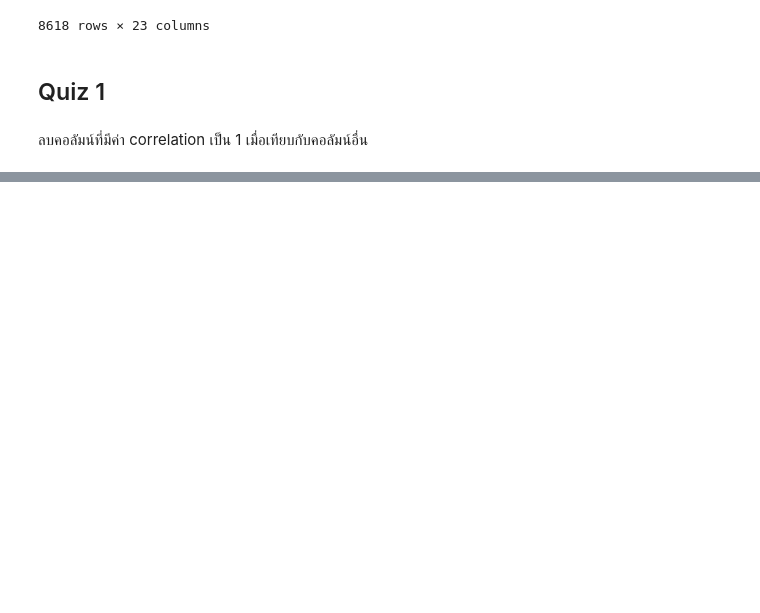
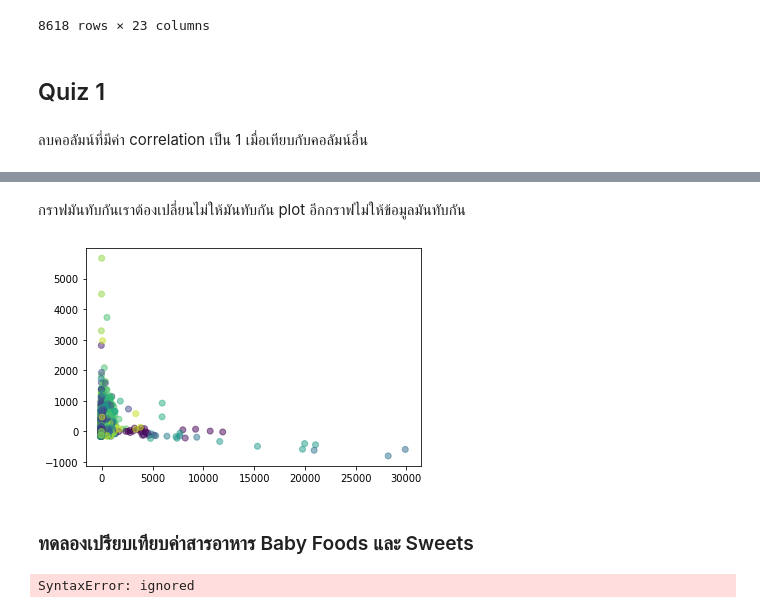
Before and after one commit to Wikanda-Hongboonmee/multivariate, a Jupyter notebook: Chapter3_PCA.ipynb, the cells around one changed output, grey strips where cells are left out. Drawn from its saved outputs; the diff is of its cells as text; code cells hidden in the pictures; blank space fills up the shorter version.

```diff
--- a/Chapter3_PCA.ipynb
+++ b/Chapter3_PCA.ipynb
@@ -512,0 +635,12 @@ newdata.iloc[:5,28:38]
+# %% [markdown]
+กราฟมันทับกันเราต้องเปลี่ยนไม่ให้มันทับกัน plot อีกกราฟไม่ให้ข้อมูลมันทับกัน
+# %%
+plt.scatter(new_pca[:,0], new_pca[:,1], c = data_dropped2['FoodGroup'], alpha= 0.5) ;
+# %% [output]
+[figure, added]
+# %% [markdown]
+### ทดลองเปรียบเทียบค่าสารอาหาร Baby Foods และ Sweets
+# %%
+bb = data_dropped2([data_dropped2['FoodGroup'] == 'Baby Foods') or [data_dropped2['FoodGroup'] == 'Sweets')]
+# %% [output]
+SyntaxError: ignored
```
Also changed, not shown: parts of 21 cells of this notebook.
